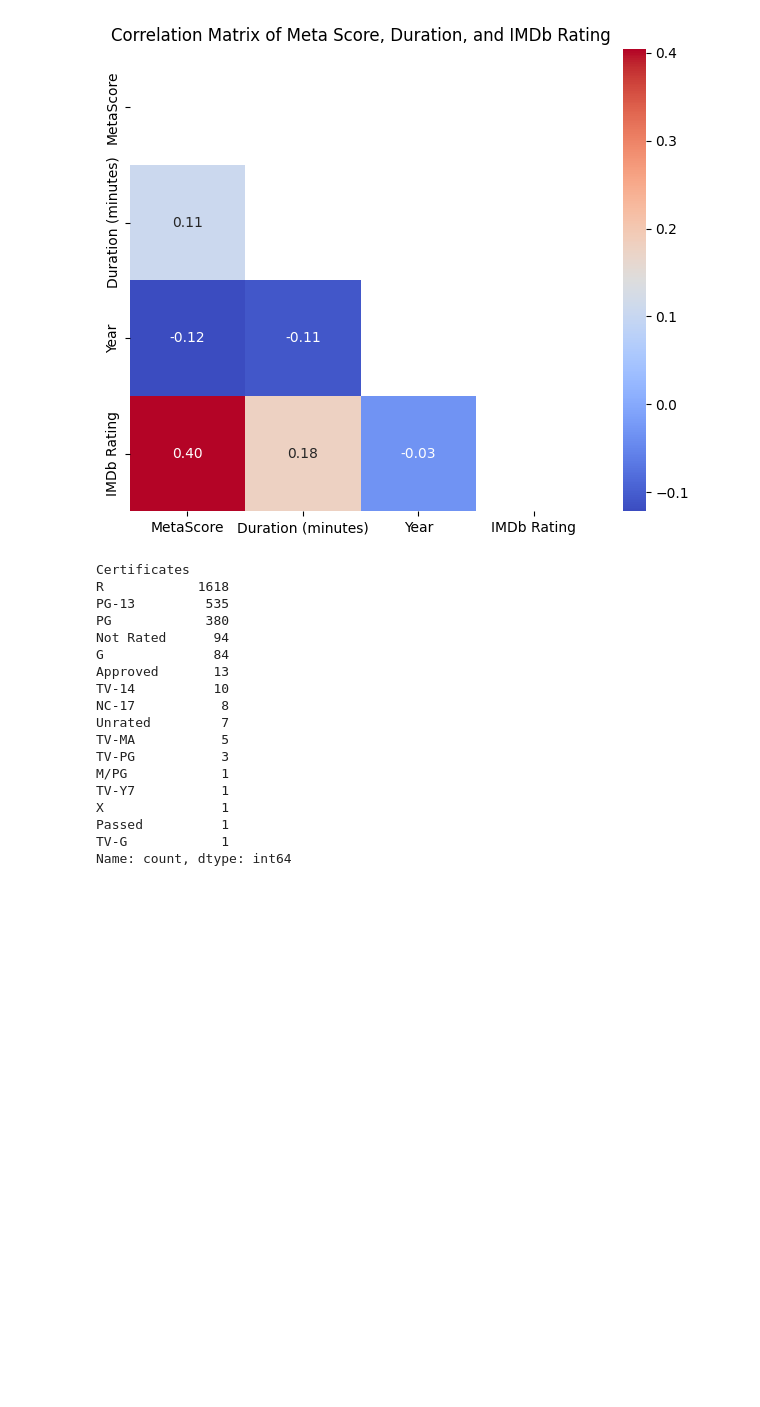
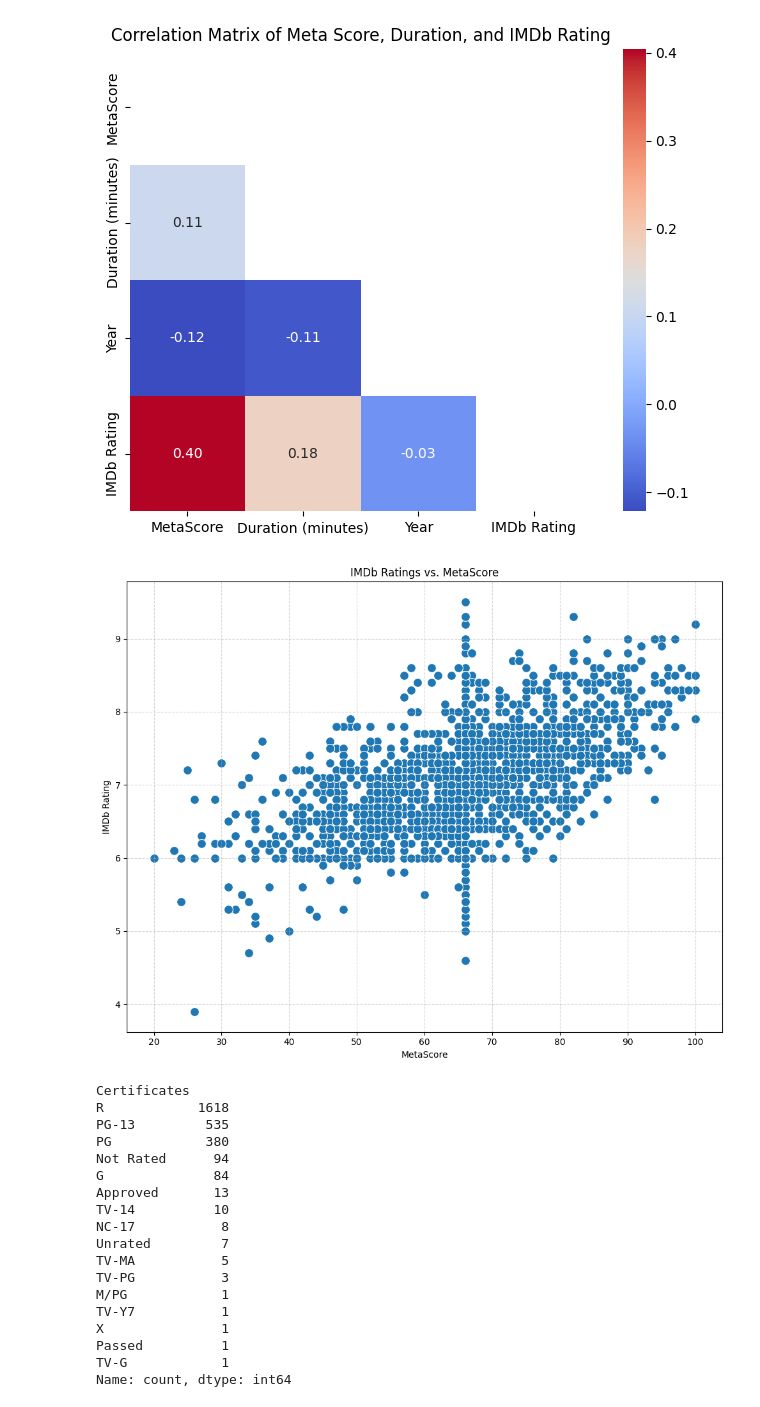
Before and after one commit to wayneflossien/102-final-project, a Jupyter notebook: 102-final_project.ipynb, the cells around one changed output. Saved outputs shown, nothing was run; the diff lists cells and outputs as text; code cells hidden in the pictures; blank space fills up the shorter version.

```diff
--- a/102-final_project.ipynb
+++ b/102-final_project.ipynb
@@ -148,6 +153,26 @@ plt.title('Correlation Matrix of Meta Score, Duration, and IMDb Rating')
 plt.show()
 # %% [output]
 [figure]
+# %%
+# Create the scatterplot
+plt.figure(figsize=(10, 8))  # Set the figure size
+sns.scatterplot(data=df2, x='MetaScore', y='IMDb Rating',
+                s=100,)  # Adjust point size
+
+# Set plot title and labels
+plt.title('IMDb Ratings vs. MetaScore')
+plt.xlabel('MetaScore')
+plt.ylabel('IMDb Rating')
+
+
+# Show gridlines
+plt.grid(True, linestyle='--', alpha=0.5)
+
+# Show the plot
+plt.tight_layout()
+plt.show()
+# %% [output]
+[figure, added]
 # %%
 # Count the frequency of each certificate
 certificate_counts = df2['Certificates'].value_counts()
```
Also changed, not shown: parts of 11 cells of this notebook.
